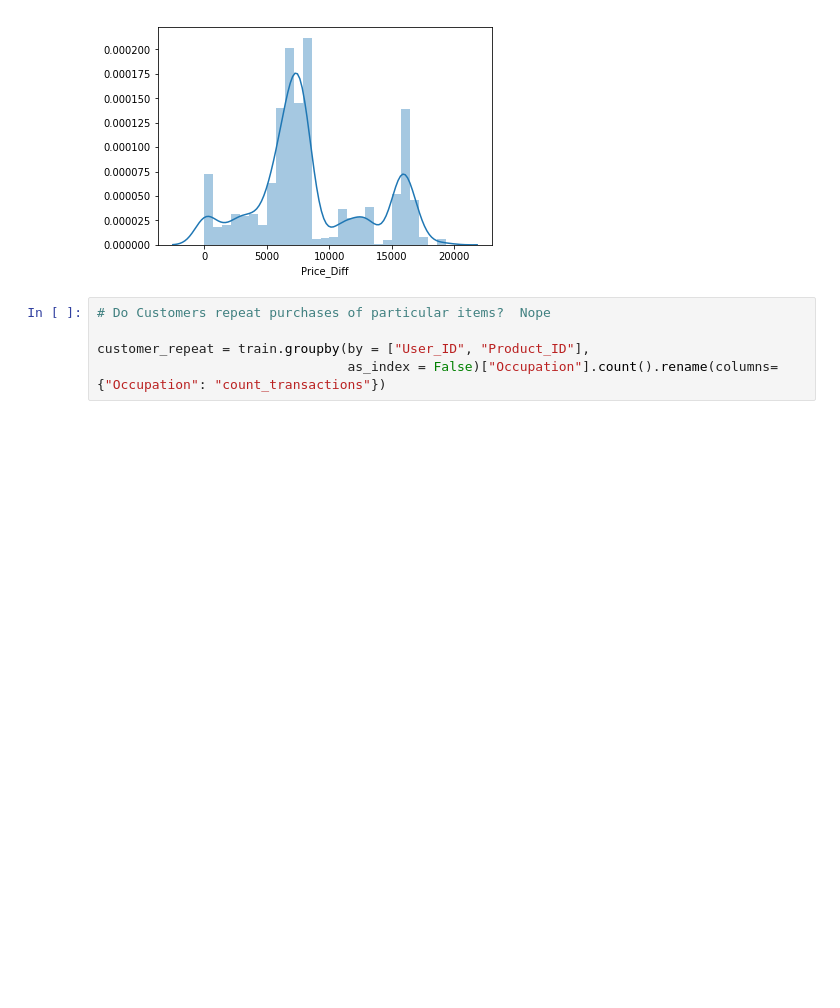
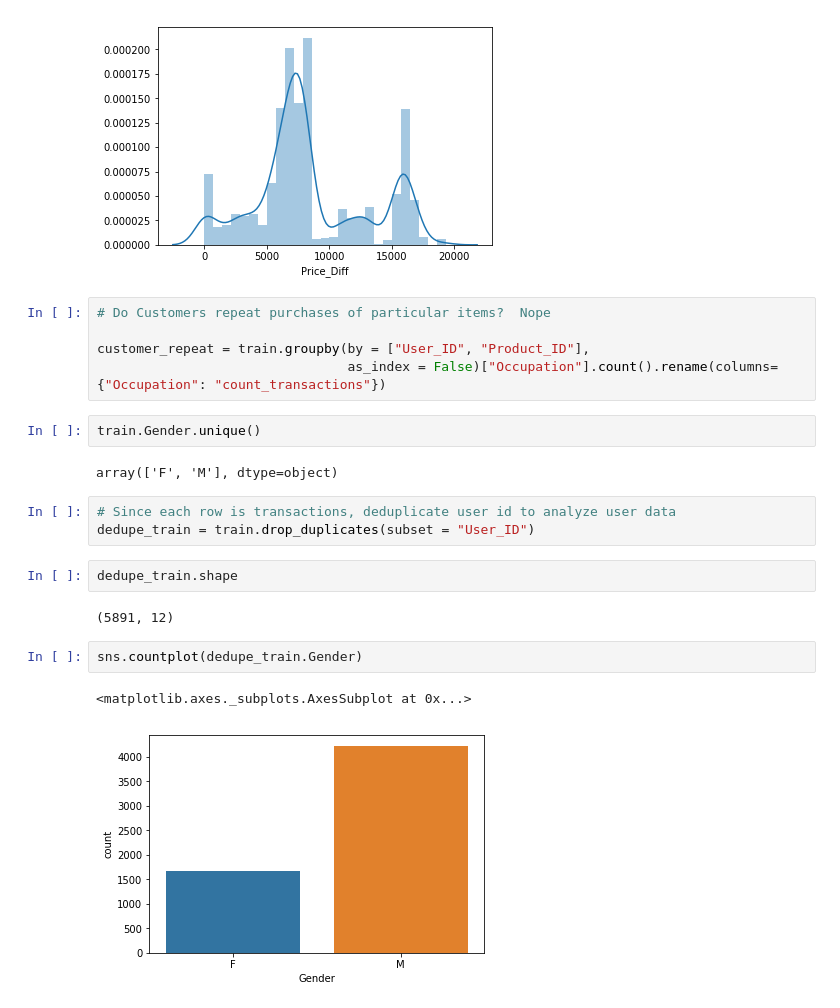
Before and after one commit to jbsolis/Black-Friday-Sales, a Jupyter notebook: EDA.ipynb, the cells around one changed output. Cells and saved outputs as stored; diff of their text form; blank space fills up the shorter version.

Commit message:
Analyze relationship of user data

```diff
--- a/EDA.ipynb
+++ b/EDA.ipynb
@@ -126,3 +128,19 @@ sns.distplot(product_total_purchases.Price_Diff)
 
 customer_repeat = train.groupby(by = ["User_ID", "Product_ID"],
                                 as_index = False)["Occupation"].count().rename(columns={"Occupation": "count_transactions"})
+# %%
+train.Gender.unique()
+# %% [output]
+array(['F', 'M'], dtype=object)
+# %%
+# Since each row is transactions, deduplicate user id to analyze user data
+dedupe_train = train.drop_duplicates(subset = "User_ID")
+# %%
+dedupe_train.shape
+# %% [output]
+(5891, 12)
+# %%
+sns.countplot(dedupe_train.Gender)
+# %% [output]
+<matplotlib.axes._subplots.AxesSubplot at 0x...>
+[figure, added]
```
Also changed, not shown: parts of 12 cells of this notebook.
